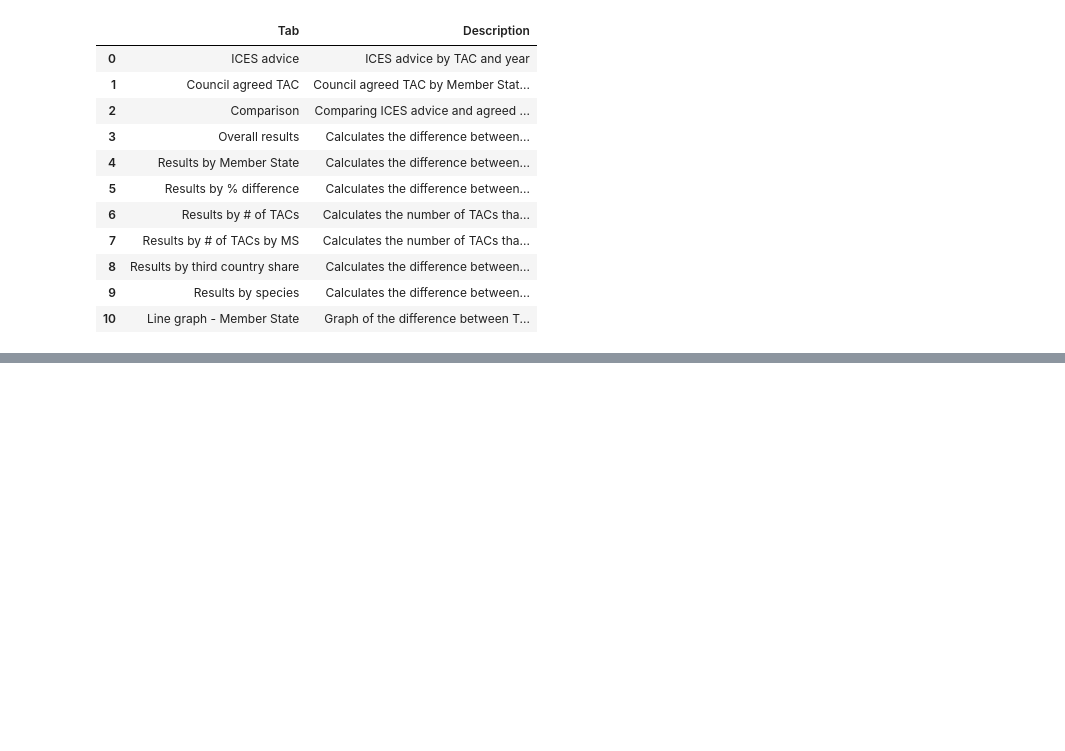
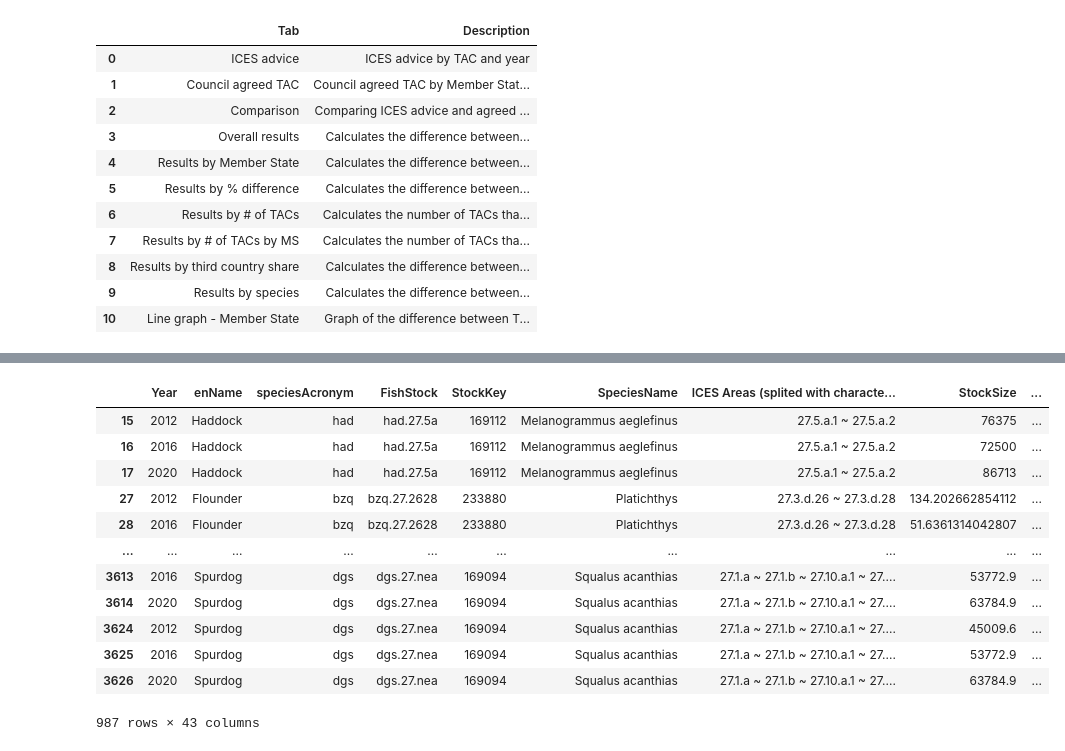
Before and after one commit to isaldiviagonzatti/sdg14, a Jupyter notebook: code/fisheries.ipynb, the cells around one changed output, grey strips where cells are left out. Cells and saved outputs as stored; diff of their text form; code cells hidden in the pictures; blank space fills up the shorter version.

```diff
--- a/code/fisheries.ipynb
+++ b/code/fisheries.ipynb
@@ -463,2 +492,0 @@ catches = catches[['Country','geo','Species', 'Area', 'Units','2012','2016','202
-# %%
-catches['Species'] = catches['Species'].str.lower()
@@ -480,0 +493,23 @@ catches
+# %%
+# add country name column
+catches['geo'] = catches.Country.map(abbrev_to_country).fillna(catches.Country)
+
+# filter countries of interest
+catches = catches[catches.geo.isin(countries)]
+
+# convert Species to lower case
+catches.Species = catches.Species.str.lower()
+
+# 2020 has word characters, we divide it into two
+catches[['2020','2020c']] = catches['2020'].str.split(" +",expand = True)
+catches['2020'] = catches['2020'].astype(np.float64)
+
+# keep useful columns
+catches = catches.loc[:,['Country','geo','Species','Area','2012','2016','2020']]
+# %%
+# stockMelt.merge(catches, left_on=['speciesAcronym','area'], right_on=['Species', 'Area'])
+catches = catches.melt(id_vars=['Country', 'geo','Species', 'Area'],
+       var_name='Year', value_name='CatchesCountry')
+# %%
+catchesPivot = catches.pivot_table( columns='geo', index=['Year','Area', 'Species'] , values='CatchesCountry', aggfunc='sum').reset_index()
+catchesPivot['Year'] = catchesPivot['Year'].astype(int)
@@ -480,0 +537,17 @@ catches
+# %%
+mStockCatch = stockMelt.merge(catchesPivot, left_on=['speciesAcronym','area','Year'], right_on=['Species', 'Area', 'Year'], how='left')
+mStockCatch[mStockCatch.Area.isna()]
+# %% [output]
+|  | Year | enName | speciesAcronym | FishStock | StockKey | SpeciesName | ICES Areas (splited with characte... | StockSize | ... |
+| 15 | 2012 | Haddock | had | had.27.5a | 169112 | Melanogrammus aeglefinus | 27.5.a.1 ~ 27.5.a.2 | 76375 | ... |
+| 16 | 2016 | Haddock | had | had.27.5a | 169112 | Melanogrammus aeglefinus | 27.5.a.1 ~ 27.5.a.2 | 72500 | ... |
+| 17 | 2020 | Haddock | had | had.27.5a | 169112 | Melanogrammus aeglefinus | 27.5.a.1 ~ 27.5.a.2 | 86713 | ... |
+| 27 | 2012 | Flounder | bzq | bzq.27.2628 | 233880 | Platichthys | 27.3.d.26 ~ 27.3.d.28 | 134.202662854112 | ... |
+| 28 | 2016 | Flounder | bzq | bzq.27.2628 | 233880 | Platichthys | 27.3.d.26 ~ 27.3.d.28 | 51.6361314042807 | ... |
+| ... | ... | ... | ... | ... | ... | ... | ... | ... | ... |
+| 3613 | 2016 | Spurdog | dgs | dgs.27.nea | 169094 | Squalus acanthias | 27.1.a ~ 27.1.b ~ 27.10.a.1 ~ 27.... | 53772.9 | ... |
+| 3614 | 2020 | Spurdog | dgs | dgs.27.nea | 169094 | Squalus acanthias | 27.1.a ~ 27.1.b ~ 27.10.a.1 ~ 27.... | 63784.9 | ... |
+| 3624 | 2012 | Spurdog | dgs | dgs.27.nea | 169094 | Squalus acanthias | 27.1.a ~ 27.1.b ~ 27.10.a.1 ~ 27.... | 45009.6 | ... |
+| 3625 | 2016 | Spurdog | dgs | dgs.27.nea | 169094 | Squalus acanthias | 27.1.a ~ 27.1.b ~ 27.10.a.1 ~ 27.... | 53772.9 | ... |
+| 3626 | 2020 | Spurdog | dgs | dgs.27.nea | 169094 | Squalus acanthias | 27.1.a ~ 27.1.b ~ 27.10.a.1 ~ 27.... | 63784.9 | ... |
+987 rows × 43 columns
```
Also changed, not shown: parts of 42 cells of this notebook, 2 other files.
